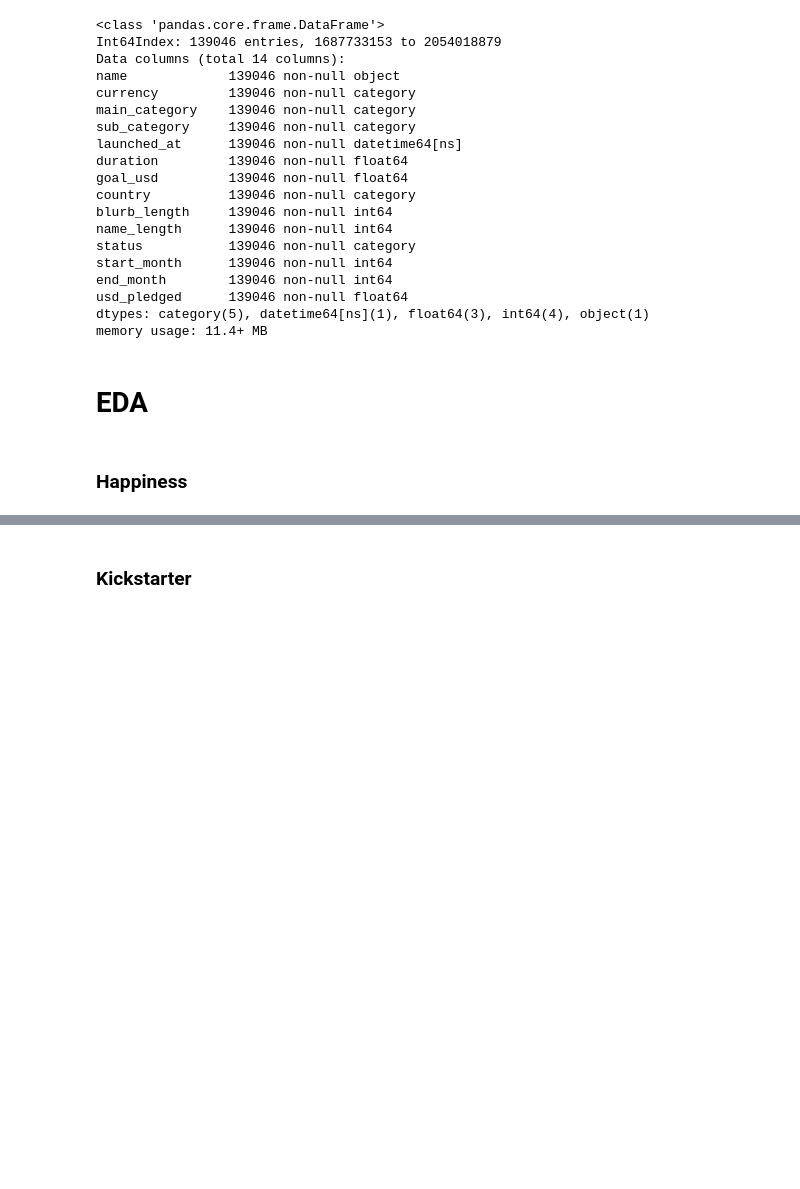
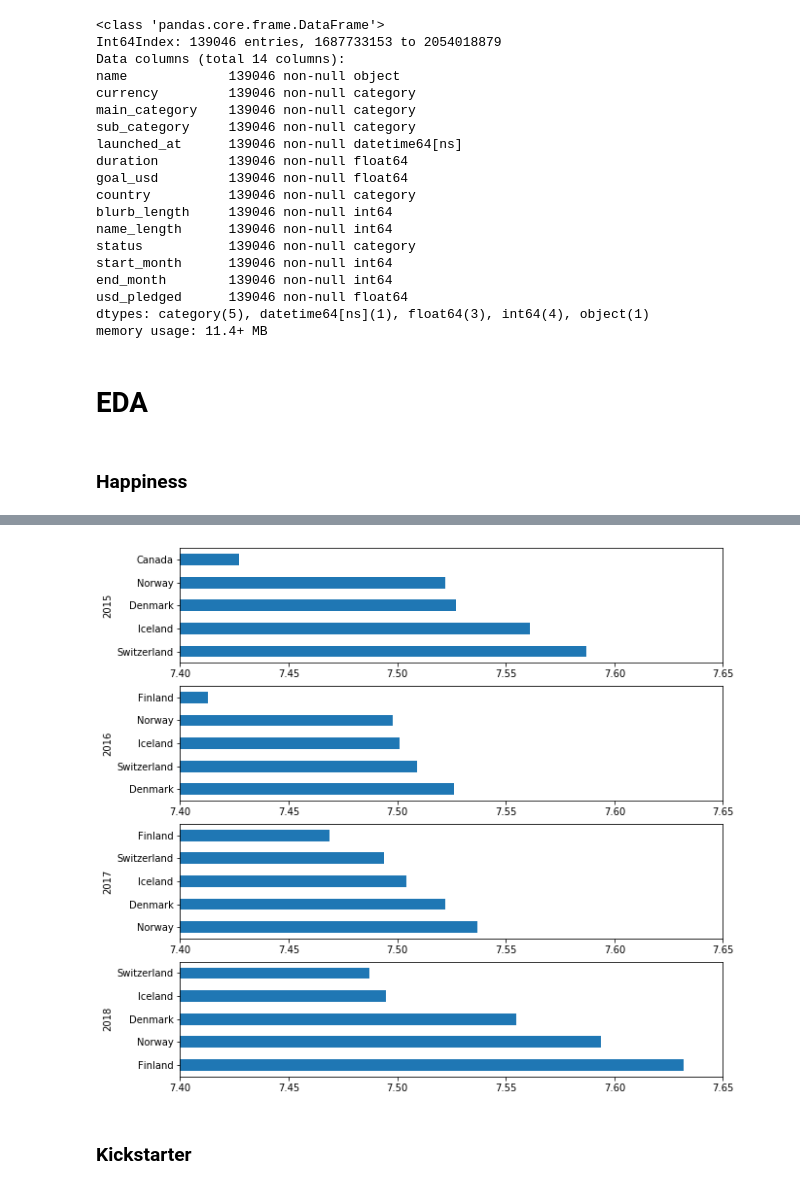
Before and after one commit to PonyCony/happy_kickstarters, a Jupyter notebook: Happy_Kickstarters.ipynb, the cells around one changed output, grey strips where cells are left out. Cells and saved outputs as stored; diff of their text form; code cells hidden in the pictures; blank space fills up the shorter version.

```diff
--- a/Happy_Kickstarters.ipynb
+++ b/Happy_Kickstarters.ipynb
@@ -249,0 +254,3 @@ memory usage: 11.4+ MB
+# %%
+top5 = hap[['year', 'happiness']].groupby('year')['happiness'].apply(lambda grp: grp.nlargest(5))
+print('Top 5 countries by happiness in each year\n\n', top5)
@@ -250,2 +275,12 @@ memory usage: 11.4+ MB
+# %%
+top5 = top5.reset_index()
+# %%
+for n in range(4):
+    plt.subplot(4,1,n+1)
+    top5[top5.year == str(2015+n)].set_index('country')['happiness'].plot(kind='barh', figsize=(10,10))
+    plt.ylabel(str(2015+n))
+    plt.xlim(7.4, 7.65)
+# %% [output]
+[figure, added]
 # %% [markdown]
 ### Kickstarter
```
Also changed, not shown: parts of 5 cells of this notebook.
